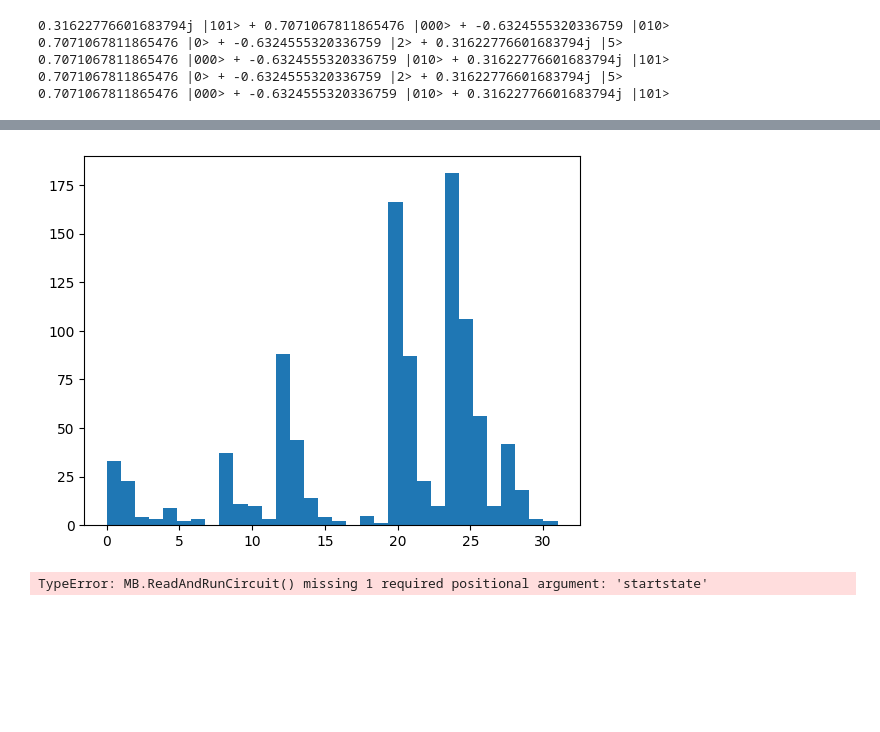
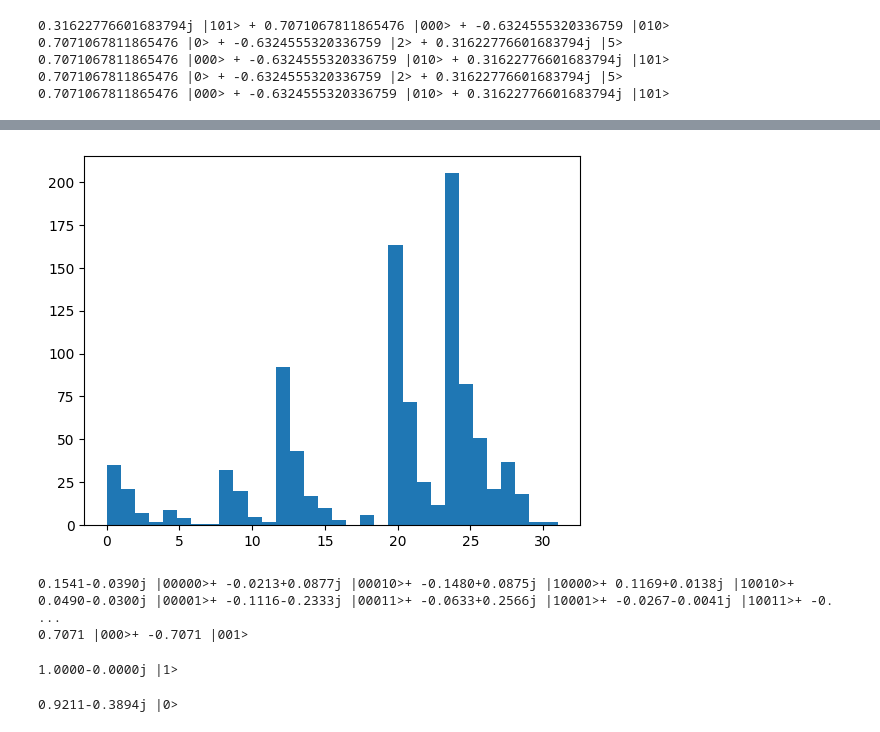
Before and after one commit to Goldartfrog/ComputationalPhysics, a Jupyter notebook: Project 1/qubits.ipynb, the cells around one changed output, grey strips where cells are left out. Drawn from its saved outputs; the diff is of its cells as text; code cells hidden in the pictures; blank space fills up the shorter version.

Commit message:
finished non-atomic gates

```diff
--- a/Project 1/qubits.ipynb
+++ b/Project 1/qubits.ipynb
@@ -420,20 +448,57 @@ print(S.measure(VecToDirac(list(d))))
 # %%
+# Running simulator S 1000 times on measure.circuit
+# x axis is in decimal notation
 measureInput = open('measure.circuit').read()
 count = []
 for i in range(32):
     count.append(0)
-measured = []
-for i in range(1000):
-    # count[int(S.ReadAndProcessString(measureInput), 2)] += 1
-    measured.append(int(S.ReadAndProcessString(measureInput), 2))
-    # print(int(S.ReadAndProcessString(measureInput), 2))
+temp = S.ReadAndProcessString(measureInput, measures=1000)
+measured = [int(x, 2) for x in temp]
+# for i in range(1000):
+#     # count[int(S.ReadAndProcessString(measureInput), 2)] += 1
+#     measured.append(int(S.ReadAndProcessString(measureInput), 2))
+#     # print(int(S.ReadAndProcessString(measureInput), 2))
+_ = plt.hist(measured, bins=32)
+# %% [output]
+[figure, added]
-# %%
-# Running simulator S 1000 times on measure.circuit
-# x axis is in decimal notation
-_ = plt.hist(measured, bins=32)
-# %% [output]
-[figure, removed]
-# %%
-MB.ReadAndRunCircuit(measureInput, )
-# %% [output]
-TypeError: MB.ReadAndRunCircuit() missing 1 required positional argument: 'startstate'
+# %%
+# testing advanced circuit descriptions
+inputTest = open('input.circuit').read()
+PrettyPrintBinary(S.ReadAndProcessString(inputTest))
+
+secondInputTest = '''
+3
+INITSTATE BASIS |001>
+H 2'''
+
+PrettyPrintBinary(S.ReadAndProcessString(secondInputTest))
+# %% [output]
+0.1541-0.0390j |00000>+ -0.0213+0.0877j |00010>+ -0.1480+0.0875j |10000>+ 0.1169+0.0138j |10010>+ 0.0490-0.0300j |00001>+ -0.1116-0.2333j |00011>+ -0.0633+0.2566j |10001>+ -0.0267-0.0041j |10011>+ -0. ...
+0.7071 |000>+ -0.7071 |001>
+# %%
+# implementation of NOT gate
+NOTGate = '''
+1
+INITSTATE BASIS |0>
+H 0
+P 0 3.14159265
+H 0'''
+PrettyPrintBinary(S.ReadAndProcessString(NOTGate))
+# %% [output]
+1.0000-0.0000j |1>
+# %%
+# Implementation of Rz(0.8)
+RzGate = '''
+1
+INITSTATE BASIS |0>
+H 0
+P 0 3.14159265
+H 0
+P 0 -0.4
+H 0
+P 0 3.14159265
+H 0
+P 0 0.4'''
+PrettyPrintBinary(S.ReadAndProcessString(RzGate))
+# %% [output]
+0.9211-0.3894j |0>
```
Also changed, not shown: parts of 18 cells of this notebook, 2 other files.
